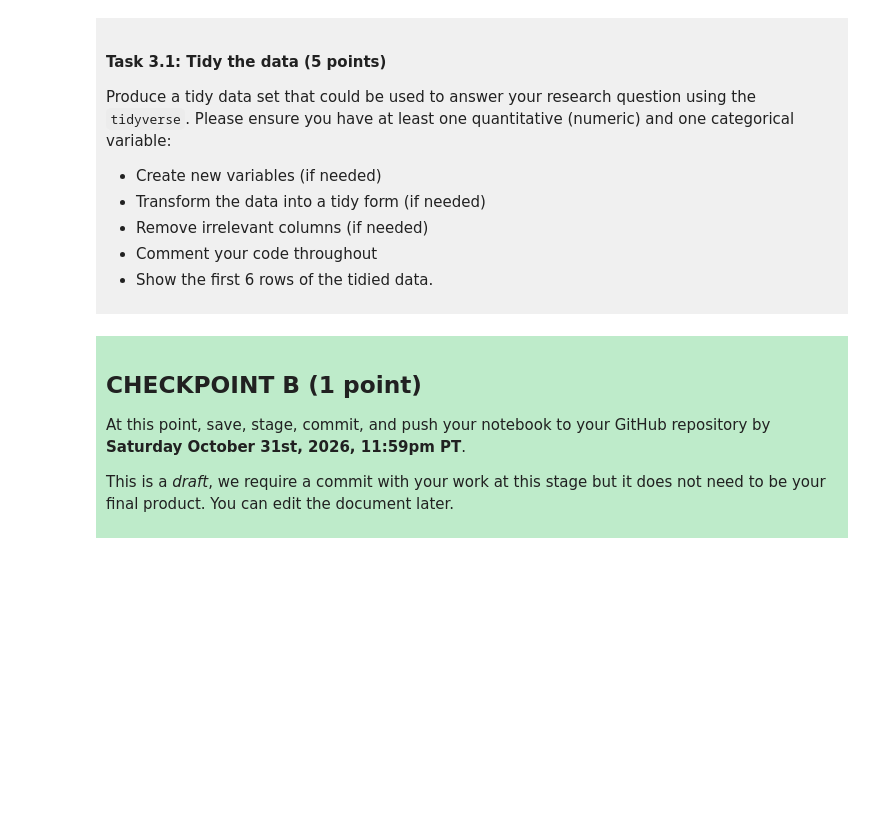
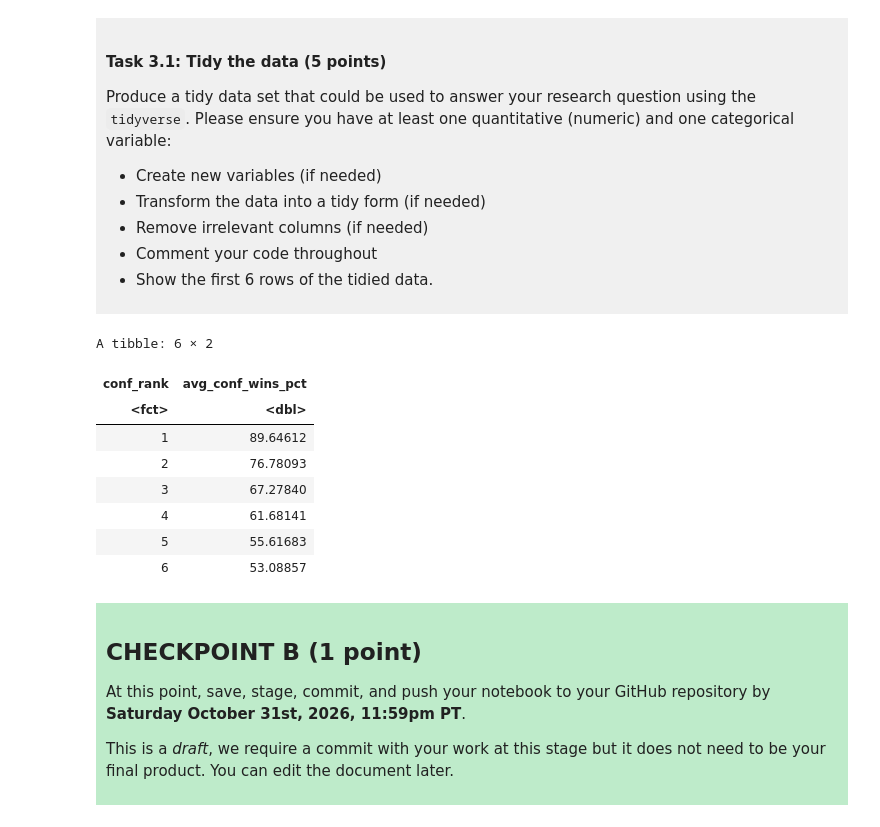
Before and after one commit to yumin122/dsci-100-project-yumin-lee, a Jupyter notebook: dsci-100-project-notebook.ipynb, the cells around one changed output. Saved outputs shown, nothing was run; the diff lists cells and outputs as text; code cells hidden in the pictures; blank space fills up the shorter version.

```diff
--- a/dsci-100-project-notebook.ipynb
+++ b/dsci-100-project-notebook.ipynb
@@ -189,7 +202,26 @@ Produce a tidy data set that could be used to answer your research question usin
 
 </div>
 # %%
-### EDIT THIS CODE CELL ###
+library(tidyverse)
+basketball_tidy_data <- basketball_data |>
+    mutate(conf_rank = as.factor(conf_rank)) |> # convert numerical into categorical
+    select(conf_rank, conf_wins_pct) |> # choose the colums I want to look into
+    group_by(conf_rank) |> # order the conference rank from 1
+    summarize(avg_conf_wins_pct = mean(conf_wins_pct, na.rm = TRUE)) # mean percentage of the conference win, get rid of all the NA's
+
+
+
+head(basketball_tidy_data)
+# %% [output]
+A tibble: 6 × 2
+| conf_rank | avg_conf_wins_pct |
+| <fct> | <dbl> |
+| 1 | 89.64612 |
+| 2 | 76.78093 |
+| 3 | 67.27840 |
+| 4 | 61.68141 |
+| 5 | 55.61683 |
+| 6 | 53.08857 |
 # %% [markdown]
 <div style="background-color: #beebca; padding: 10px;">
 
```
Also changed, not shown: parts of 3 cells of this notebook.
